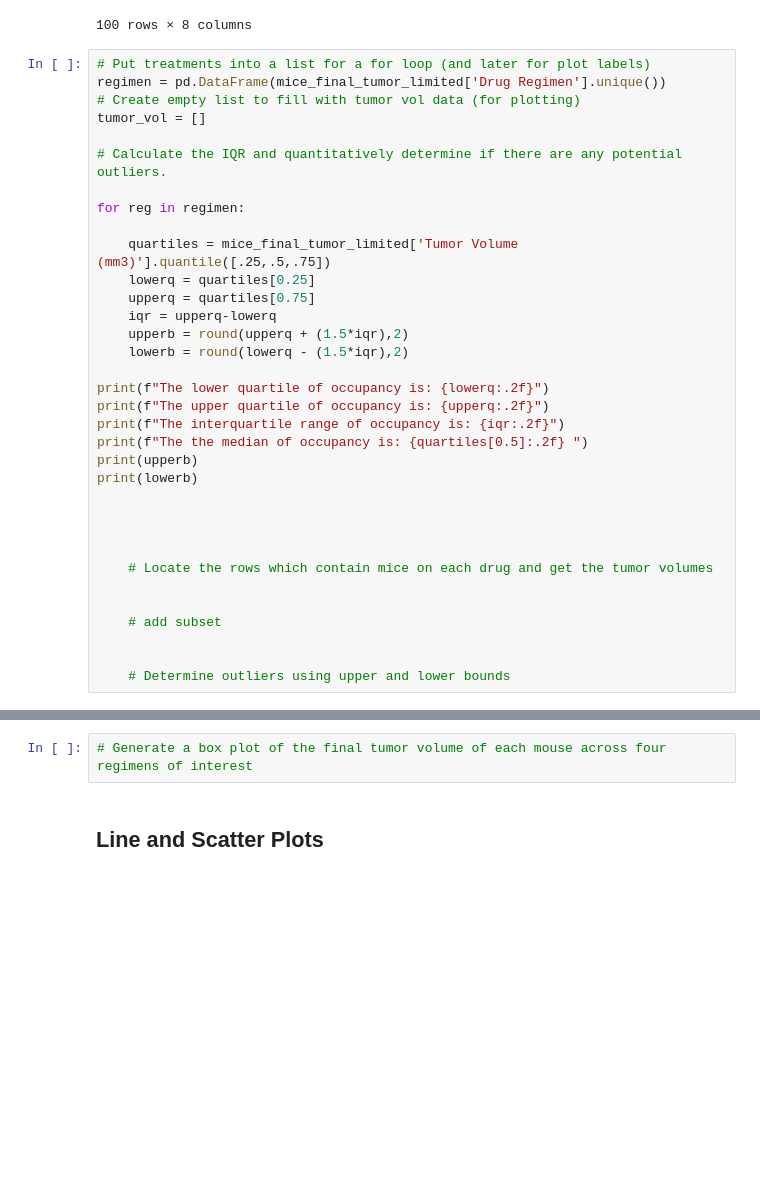
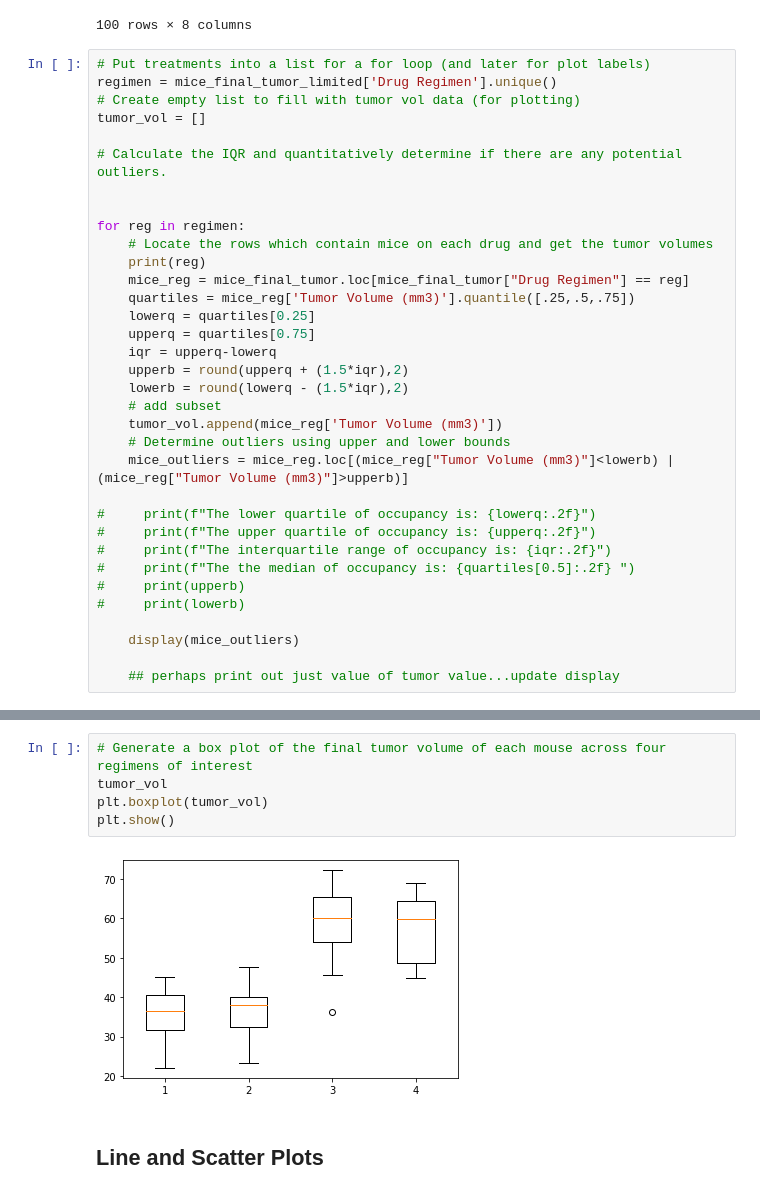
Before and after one commit to JGarvert/Matplotlib_homework, a Jupyter notebook: pymaceuticals_starter.ipynb, the cells around one changed output, grey strips where cells are left out. Drawn from its saved outputs; the diff is of its cells as text; blank space fills up the shorter version.

```diff
--- a/pymaceuticals_starter.ipynb
+++ b/pymaceuticals_starter.ipynb
@@ -219,36 +219,36 @@ mice_final_tumor_limited
 100 rows × 8 columns
 # %%
 # Put treatments into a list for a for loop (and later for plot labels)
-regimen = pd.DataFrame(mice_final_tumor_limited['Drug Regimen'].unique())
+regimen = mice_final_tumor_limited['Drug Regimen'].unique()
 # Create empty list to fill with tumor vol data (for plotting)
 tumor_vol = []
 
 # Calculate the IQR and quantitatively determine if there are any potential outliers.
 
+
 for reg in regimen:
-
-    quartiles = mice_final_tumor_limited['Tumor Volume (mm3)'].quantile([.25,.5,.75])
+    # Locate the rows which contain mice on each drug and get the tumor volumes
+    print(reg)
+    mice_reg = mice_final_tumor.loc[mice_final_tumor["Drug Regimen"] == reg]
+    quartiles = mice_reg['Tumor Volume (mm3)'].quantile([.25,.5,.75])
     lowerq = quartiles[0.25]
     upperq = quartiles[0.75]
     iqr = upperq-lowerq
     upperb = round(upperq + (1.5*iqr),2)
     lowerb = round(lowerq - (1.5*iqr),2)
+    # add subset
+    tumor_vol.append(mice_reg['Tumor Volume (mm3)'])
+    # Determine outliers using upper and lower bounds
+    mice_outliers = mice_reg.loc[(mice_reg["Tumor Volume (mm3)"]<lowerb) | (mice_reg["Tumor Volume (mm3)"]>upperb)]
 
-print(f"The lower quartile of occupancy is: {lowerq:.2f}")
-print(f"The upper quartile of occupancy is: {upperq:.2f}")
-print(f"The interquartile range of occupancy is: {iqr:.2f}")
-print(f"The the median of occupancy is: {quartiles[0.5]:.2f} ")
-print(upperb)
-print(lowerb)
+#     print(f"The lower quartile of occupancy is: {lowerq:.2f}")
+#     print(f"The upper quartile of occupancy is: {upperq:.2f}")
+#     print(f"The interquartile range of occupancy is: {iqr:.2f}")
+#     print(f"The the median of occupancy is: {quartiles[0.5]:.2f} ")
+#     print(upperb)
+#     print(lowerb)
 
+    display(mice_outliers)
 
-
-
-    # Locate the rows which contain mice on each drug and get the tumor volumes
-
-
-    # add subset
-
-
-    # Determine outliers using upper and lower bounds
+    ## perhaps print out just value of tumor value...update display
 # %% [output]
@@ -303,5 +264,10 @@ NameError: name 'vol' is not defined
 # %%
 # Generate a box plot of the final tumor volume of each mouse across four regimens of interest
+tumor_vol
+plt.boxplot(tumor_vol)
+plt.show()
+# %% [output]
+[figure, added]
 # %% [markdown]
 ## Line and Scatter Plots
 # %%
```
Also changed, not shown: parts of 6 cells of this notebook.
